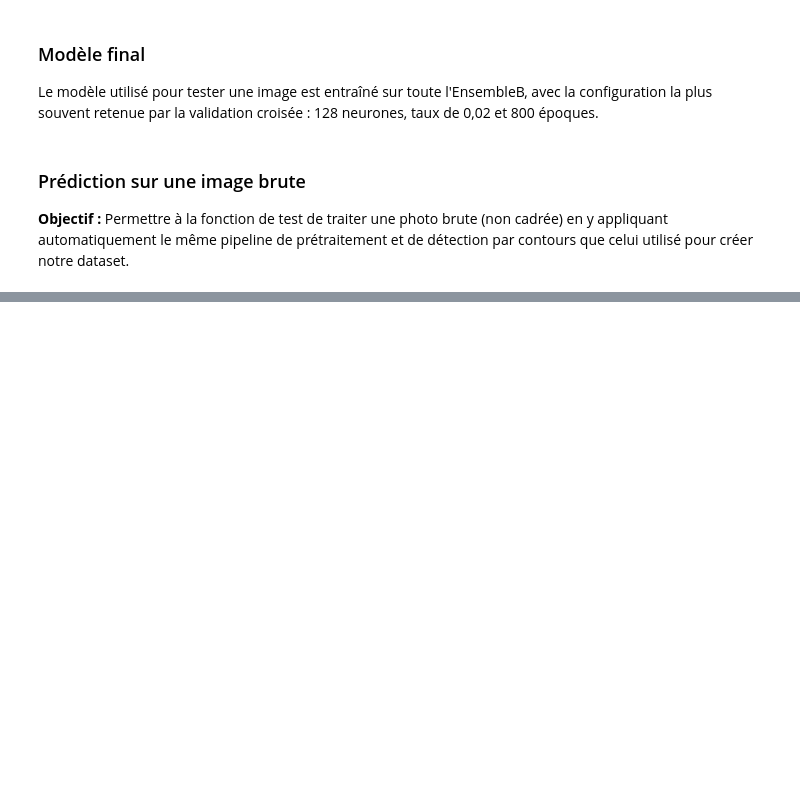
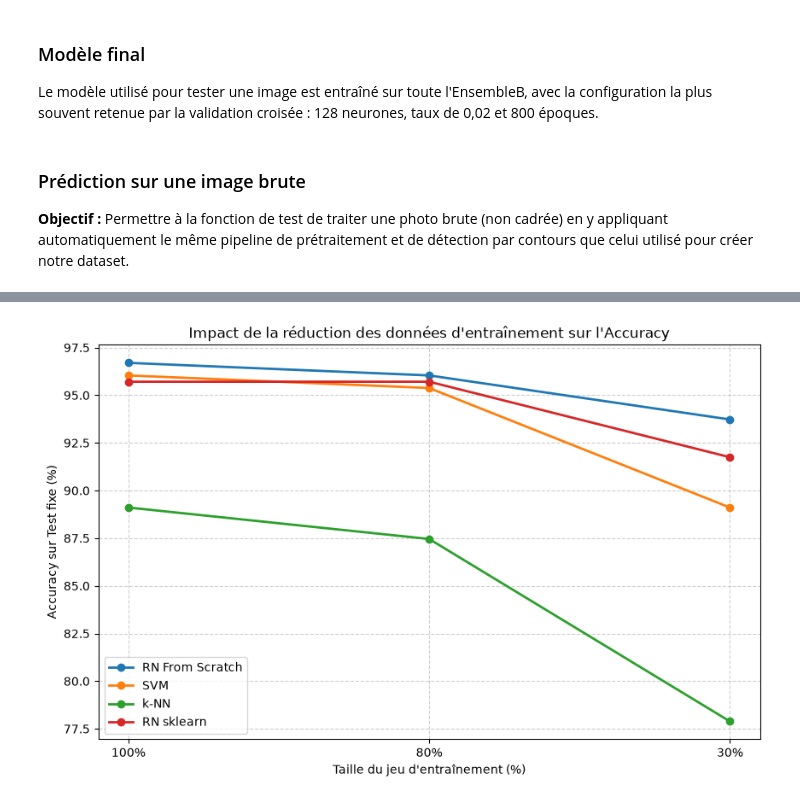
Before and after one commit to titouan-cstr/LOG635-Labo2, a Jupyter notebook: train_model.ipynb, the cells around one changed output, grey strips where cells are left out. Saved outputs shown, nothing was run; the diff lists cells and outputs as text; code cells hidden in the pictures; blank space fills up the shorter version.

```diff
--- a/train_model.ipynb
+++ b/train_model.ipynb
@@ -852,0 +959,84 @@ predire_image_brute(chemin_photo, modele_final, moyenne_finale, ecart_type_final
+# %%
+from sklearn.model_selection import train_test_split
+from sklearn.metrics import f1_score
+
+# 1. Découpage fixe : 80% train initial, 20% test d'évaluation
+X_train_complet, X_test_fixe, y_train_complet, y_test_fixe = train_test_split(
+    X_eval, y_eval, test_size=0.2, stratify=y_eval, random_state=42
+)
+
+fractions = [1.0, 0.8, 0.3]  # 100%, 80%, 30%
+resultats_scalabilite = []
+
+for frac in fractions:
+    pct_label = f"{int(frac * 100)}%"
+    print(f"\n--> Évaluation avec {pct_label} des données d'entraînement...")
+
+    # Sous-échantillonnage de l'entraînement
+    if frac < 1.0:
+        X_tr_sub, _, y_tr_sub, _ = train_test_split(
+            X_train_complet, y_train_complet, train_size=frac, stratify=y_train_complet, random_state=42
+        )
+    else:
+        X_tr_sub, y_tr_sub = X_train_complet, y_train_complet
+
+    print(f"    Nombre d'échantillons d'entraînement : {len(y_tr_sub)}")
+
+    # Prétraitement
+    # A) Pour le modèle From Scratch
+    X_tr_fs, X_te_fs = preparer(X_tr_sub, X_test_fixe)
+
+    # B) Pour Scikit-learn
+    scaler = StandardScaler()
+    X_tr_sk = scaler.fit_transform(X_tr_sub)
+    X_te_sk = scaler.transform(X_test_fixe)
+
+    # Dictionnaire des modèles à évaluer
+    modeles = {
+        "RN From Scratch": "from_scratch",
+        "SVM": SVC(C=10.0, kernel='rbf', random_state=42),
+        "k-NN": KNeighborsClassifier(n_neighbors=5, weights='distance'),
+        "RN sklearn": MLPClassifier(hidden_layer_sizes=(128,), max_iter=400, random_state=42)
+    }
+
+    for nom, clf in modeles.items():
+        t0 = time.perf_counter()
+
+        if nom == "RN From Scratch":
+            # On utilise les hyperparamètres optimaux
+            modele_fs = entrainer_rn(X_tr_fs, y_tr_sub, hidden_size=128, learning_rate=0.02, epochs=800)
+            t_train = time.perf_counter() - t0
+            y_pred = predire(modele_fs, X_te_fs)
+        else:
+            clf.fit(X_tr_sk, y_tr_sub)
+            t_train = time.perf_counter() - t0
+            y_pred = clf.predict(X_te_sk)
+
+        acc = accuracy_score(y_test_fixe, y_pred)
+        f1 = f1_score(y_test_fixe, y_pred, average='macro', zero_division=0)
+
+        resultats_scalabilite.append({
+            "Fraction": pct_label,
+            "Nb Images Train": len(y_tr_sub),
+            "Modèle": nom,
+            "Accuracy": acc,
+            "F1-Score": f1,
+            "Temps Train (s)": t_train
+        })
+
+df_scalabilite = pd.DataFrame(resultats_scalabilite)
+display(df_scalabilite.pivot(index="Modèle", columns="Fraction", values="Accuracy"))
+
+# --- Visualisation graphique de la scalabilité ---
+plt.figure(figsize=(10, 6))
+for nom in df_scalabilite["Modèle"].unique():
+    subset = df_scalabilite[df_scalabilite["Modèle"] == nom]
+    plt.plot(subset["Fraction"], subset["Accuracy"] * 100, marker='o', label=nom, linewidth=2)
+
+plt.title("Impact de la réduction des données d'entraînement sur l'Accuracy")
+plt.xlabel("Taille du jeu d'entraînement (%)")
+plt.ylabel("Accuracy sur Test fixe (%)")
+plt.grid(True, linestyle="--", alpha=0.6)
+plt.legend()
+plt.show()
+# %% [output]
@@ -852,0 +1057 @@ predire_image_brute(chemin_photo, modele_final, moyenne_finale, ecart_type_final
+[figure, added]
```
Also changed, not shown: parts of 14 cells of this notebook, 2 other files.
